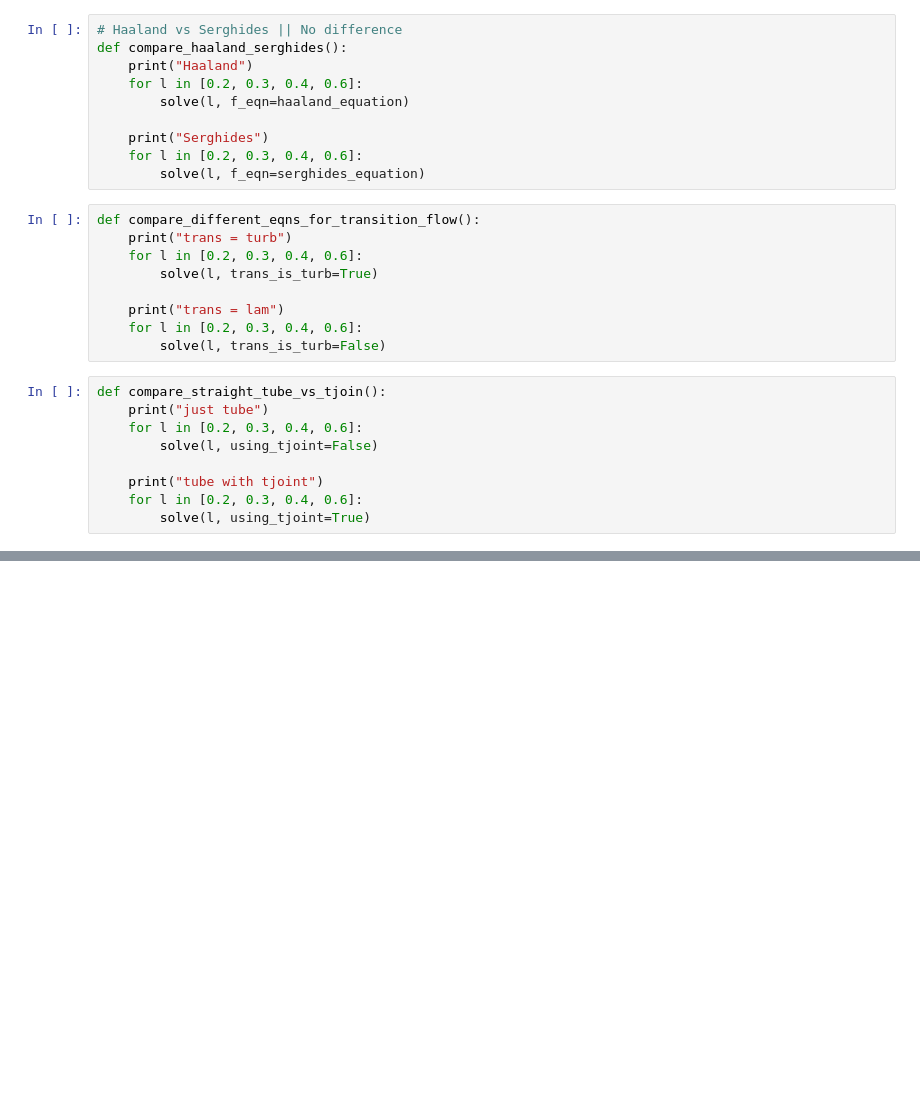
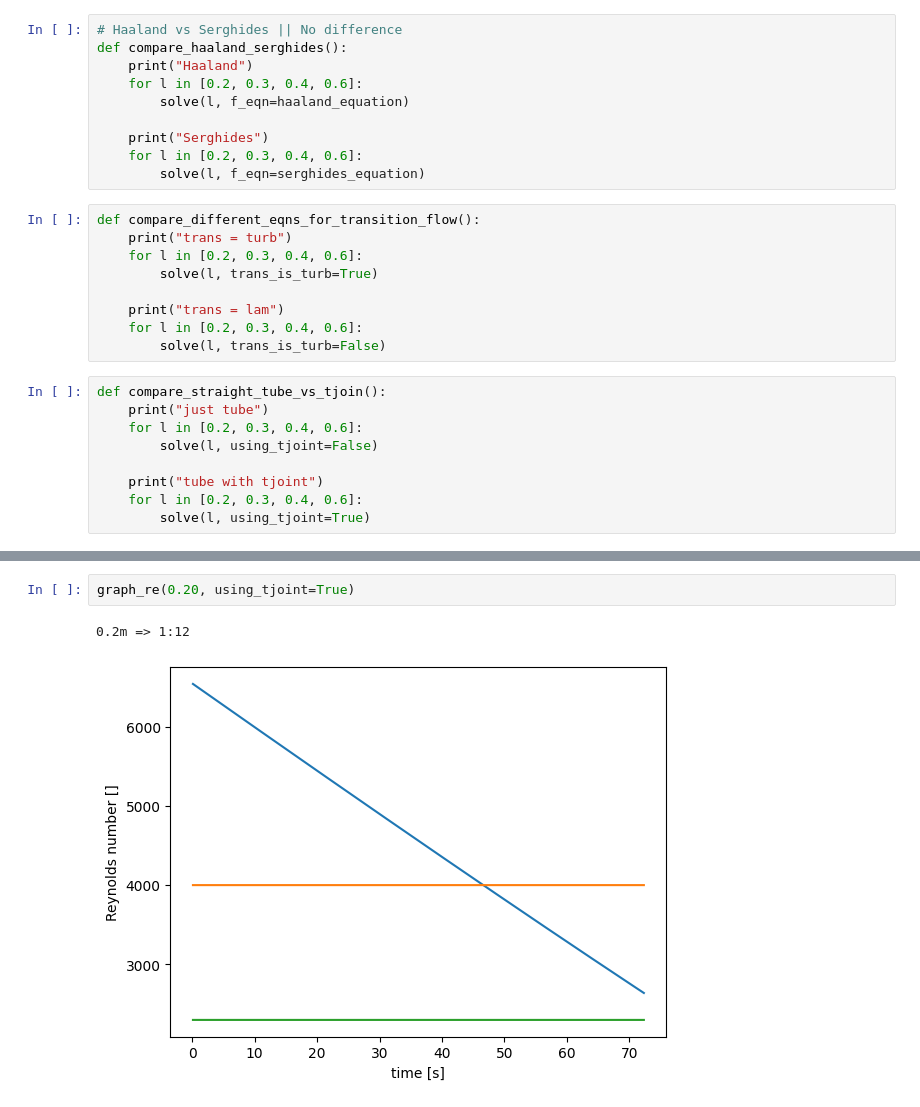
Before and after one commit to risperss/syde383project, a Jupyter notebook: model.ipynb, the cells around one changed output, grey strips where cells are left out. Saved outputs shown, nothing was run; the diff lists cells and outputs as text; blank space fills up the shorter version.

```diff
--- a/model.ipynb
+++ b/model.ipynb
@@ -178,3 +180,8 @@ graph_re(0.20)
+# %%
+graph_re(0.20, using_tjoint=True)
+# %% [output]
+0.2m => 1:12
+[figure, added]
 # %%
 graph_re(0.6)
 # %% [output]
```
Also changed, not shown: parts of 6 cells of this notebook.
